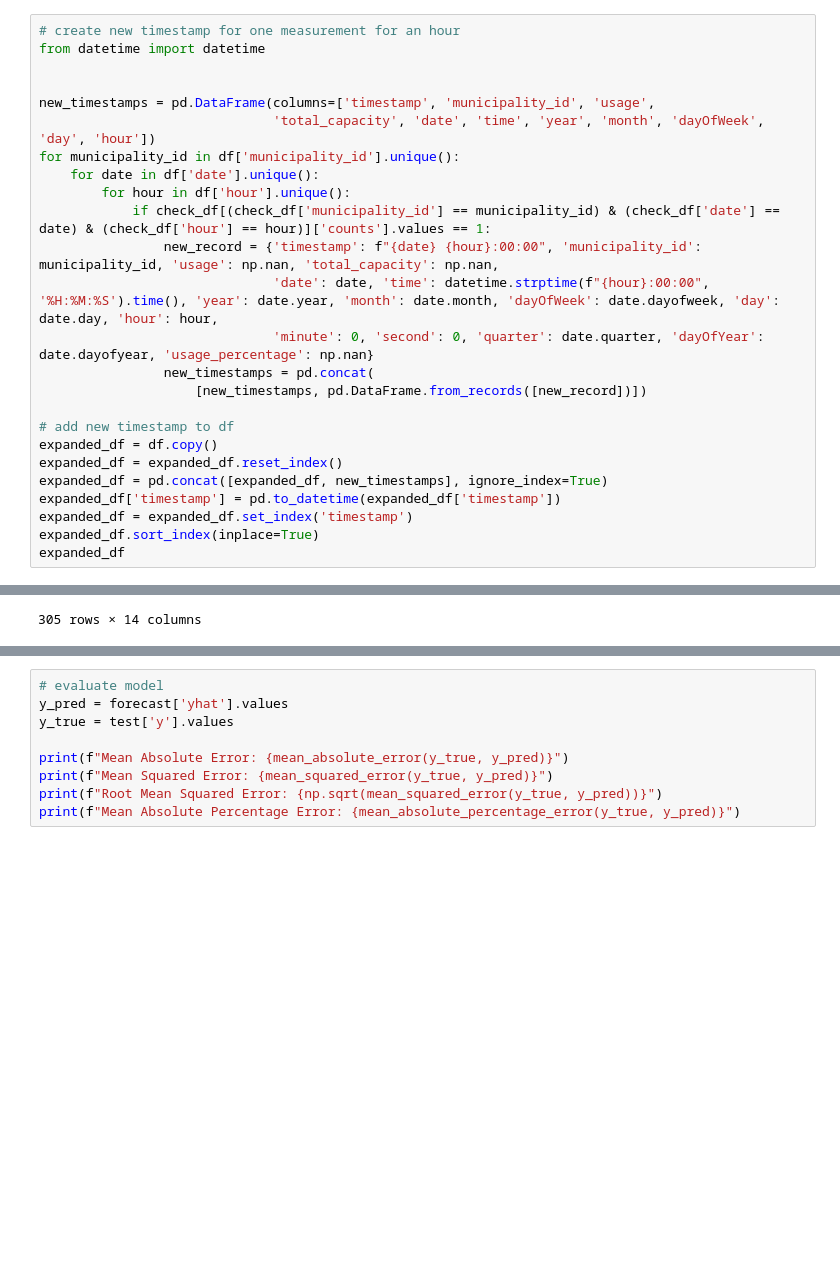
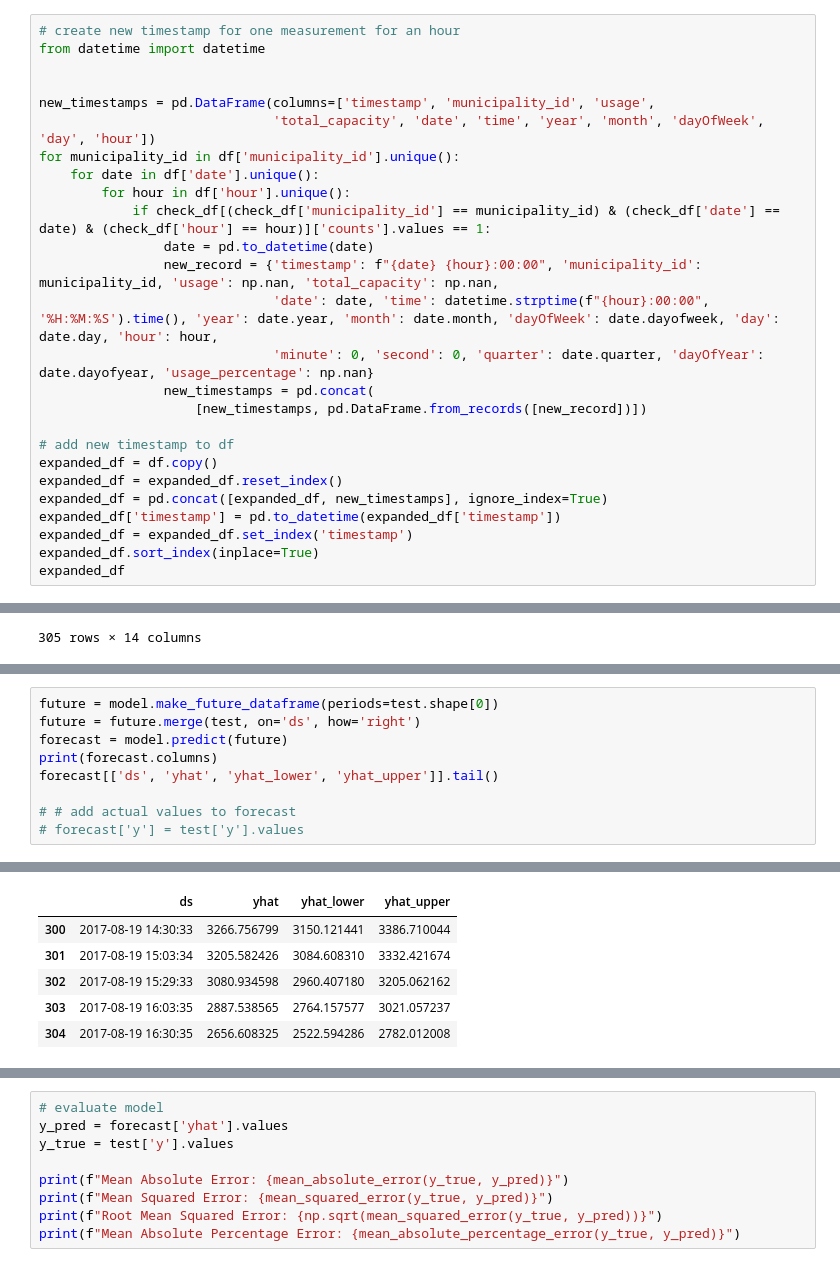
Before and after one commit to uzunb/municipality-bus-utilization-forecasting, a Jupyter notebook: notebooks/prophet_model.ipynb, the cells around one changed output, grey strips where cells are left out. Saved outputs shown, nothing was run; the diff lists cells and outputs as text; blank space fills up the shorter version.

```diff
--- a/notebooks/prophet_model.ipynb
+++ b/notebooks/prophet_model.ipynb
@@ -129,6 +128,7 @@ for municipality_id in df['municipality_id'].unique():
     for date in df['date'].unique():
         for hour in df['hour'].unique():
             if check_df[(check_df['municipality_id'] == municipality_id) & (check_df['date'] == date) & (check_df['hour'] == hour)]['counts'].values == 1:
+                date = pd.to_datetime(date)
                 new_record = {'timestamp': f"{date} {hour}:00:00", 'municipality_id': municipality_id, 'usage': np.nan, 'total_capacity': np.nan,
                               'date': date, 'time': datetime.strptime(f"{hour}:00:00", '%H:%M:%S').time(), 'year': date.year, 'month': date.month, 'dayOfWeek': date.dayofweek, 'day': date.day, 'hour': hour,
                               'minute': 0, 'second': 0, 'quarter': date.quarter, 'dayOfYear': date.dayofyear, 'usage_percentage': np.nan}
@@ -333 +333,11 @@ model.fit(train)
 <prophet.forecaster.Prophet at 0x...>
+# %%
+future = model.make_future_dataframe(periods=test.shape[0])
+future = future.merge(test, on='ds', how='right')
+forecast = model.predict(future)
+print(forecast.columns)
+forecast[['ds', 'yhat', 'yhat_lower', 'yhat_upper']].tail()
+
+# # add actual values to forecast
+# forecast['y'] = test['y'].values
+# %% [output]
@@ -334,2 +360,8 @@ model.fit(train)
+|  | ds | yhat | yhat_lower | yhat_upper |
+| 300 | 2017-08-19 14:30:33 | 3266.756799 | 3150.121441 | 3386.710044 |
+| 301 | 2017-08-19 15:03:34 | 3205.582426 | 3084.608310 | 3332.421674 |
+| 302 | 2017-08-19 15:29:33 | 3080.934598 | 2960.407180 | 3205.062162 |
+| 303 | 2017-08-19 16:03:35 | 2887.538565 | 2764.157577 | 3021.057237 |
+| 304 | 2017-08-19 16:30:35 | 2656.608325 | 2522.594286 | 2782.012008 |
 # %%
 # predict
```
Also changed, not shown: parts of 7 cells of this notebook.
